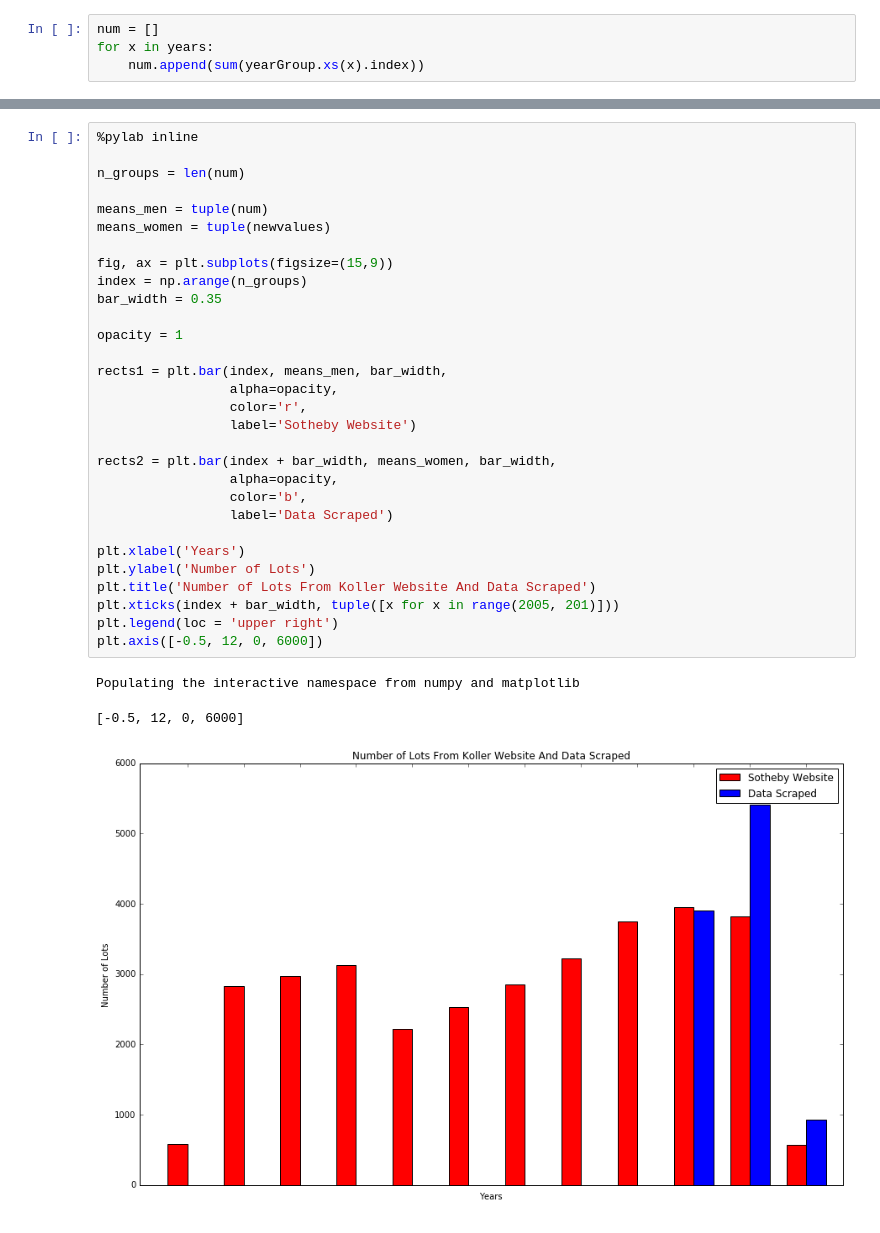
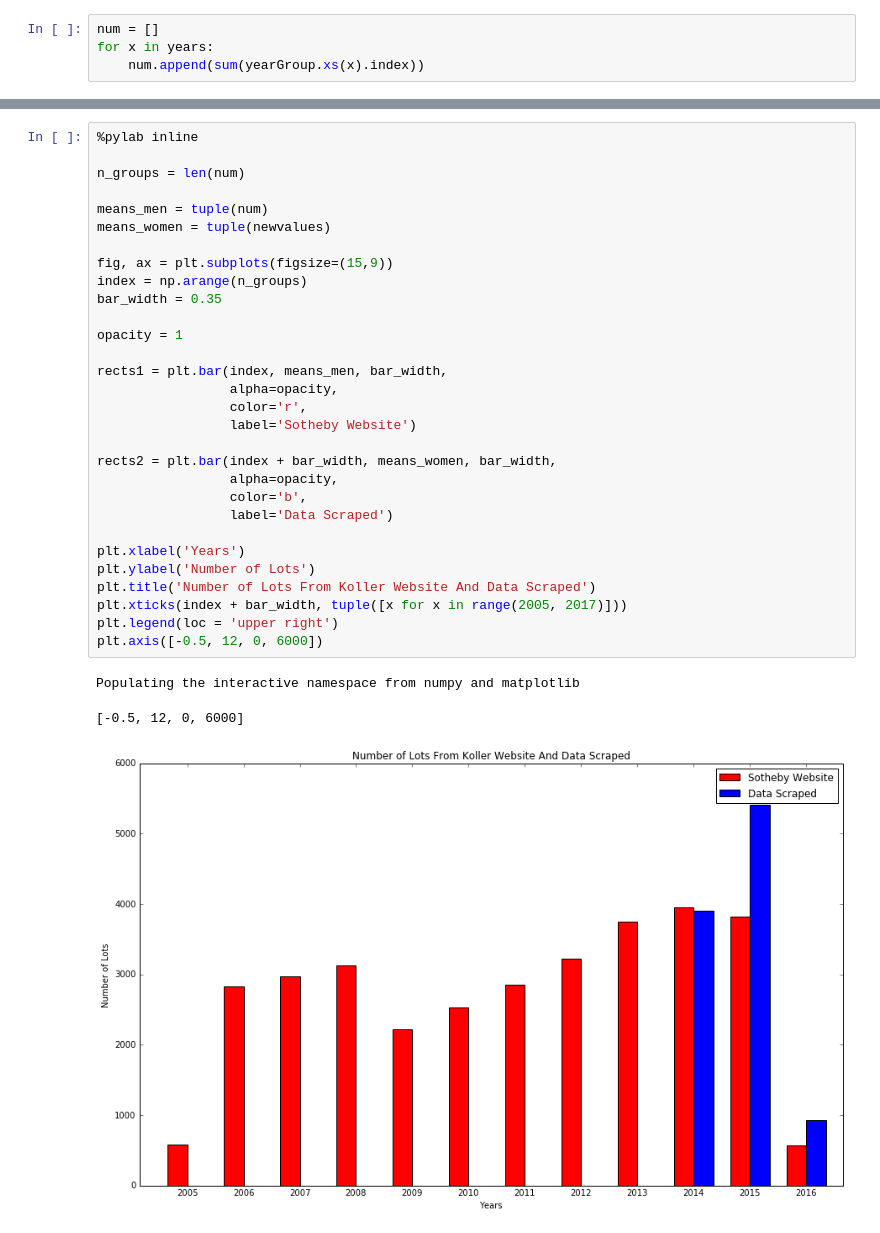
Before and after one commit to gz475/gz475.github.io, a Jupyter notebook: collectrium/Koller/Koller Statistics.ipynb, the cells around one changed output, grey strips where cells are left out. Drawn from its saved outputs; the diff is of its cells as text.

```diff
--- a/collectrium/Koller Statistics.ipynb
+++ b/collectrium/Koller/Koller Statistics.ipynb
@@ -118,32 +116,32 @@ newvalues = [0 for x in range(2005, 2014)]+ list(values)
 
 n_groups = len(num)
 
 means_men = tuple(num)
 means_women = tuple(newvalues)
 
 fig, ax = plt.subplots(figsize=(15,9))
 index = np.arange(n_groups)
 bar_width = 0.35
 
 opacity = 1
 
 rects1 = plt.bar(index, means_men, bar_width,
                  alpha=opacity,
                  color='r',
                  label='Sotheby Website')
 
 rects2 = plt.bar(index + bar_width, means_women, bar_width,
                  alpha=opacity,
                  color='b',
                  label='Data Scraped')
 
 plt.xlabel('Years')
 plt.ylabel('Number of Lots')
 plt.title('Number of Lots From Koller Website And Data Scraped')
-plt.xticks(index + bar_width, tuple([x for x in range(2005, 201)]))
+plt.xticks(index + bar_width, tuple([x for x in range(2005, 2017)]))
 plt.legend(loc = 'upper right')
 plt.axis([-0.5, 12, 0, 6000])
 # %% [output]
 Populating the interactive namespace from numpy and matplotlib
 [-0.5, 12, 0, 6000]
-[figure, old version]
+[figure, new version]
```
Also changed, not shown: parts of 1 cell of this notebook, 4 other files.
